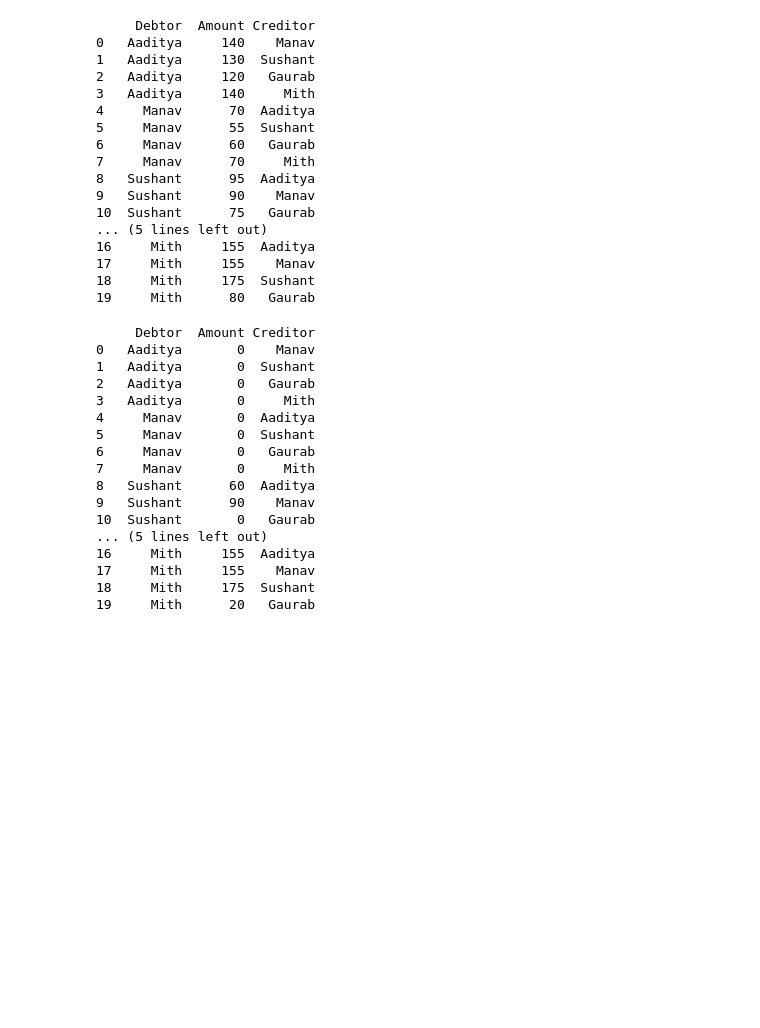
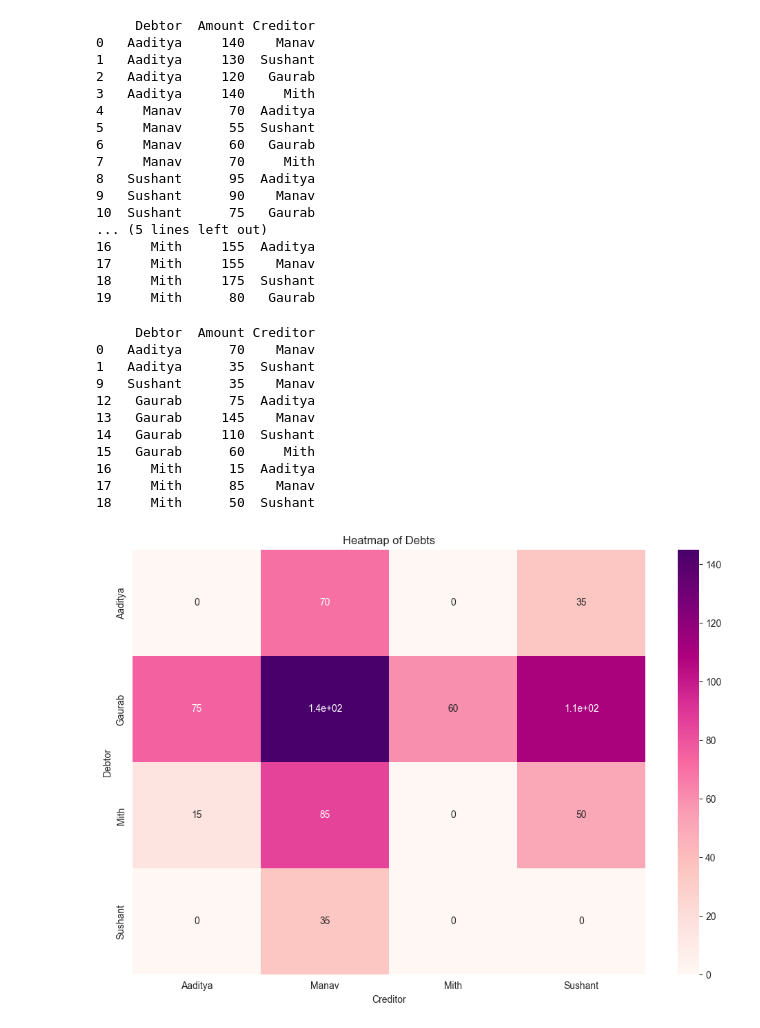
Before and after one commit to AadityaKhanal2003/CardGameAnalysis, a Jupyter notebook: main.ipynb, the cells around one changed output. Cells and saved outputs as stored; diff of their text form; code cells hidden in the pictures; blank space fills up the shorter version.

Commit message:
new dataframe histogram and heatmap generated.

```diff
--- a/main.ipynb
+++ b/main.ipynb
@@ -211,44 +211,62 @@ print(new_df)
 18     Mith     175  Sushant
 19     Mith      80   Gaurab
 # %%
+# Initialize a dictionary to store adjustments
+adjustments = {}
+
+# Iterate over the DataFrame to identify adjustments
 for index, row in new_df.iterrows():
     debtor = row['Debtor']
     amount = row['Amount']
     creditor = row['Creditor']
 
-    # Finding the corresponding debt to update
-    corresponding_debt = new_df[(new_df['Debtor'] == creditor) & (new_df['Creditor'] == debtor)]
+    # Check if the reverse debt (creditor as debtor and vice versa) exists
+    if (creditor, debtor) in adjustments:
+        # Calculate the net amount after adjustment
+        net_amount = amount - adjustments[(creditor, debtor)]
 
-    if not corresponding_debt.empty:
-        corresponding_index = corresponding_debt.index[0]
-        new_amount = corresponding_debt['Amount'].iloc[0]
-        if amount > new_amount:
-            new_df.at[index, 'Amount'] = amount - new_amount
-            new_df.at[corresponding_index, 'Amount'] = 0
-        elif amount < new_amount:
-            new_df.at[index, 'Amount'] = 0
-            new_df.at[corresponding_index, 'Amount'] = new_amount - amount
+        if net_amount > 0:
+            adjustments[(debtor, creditor)] = net_amount
+            adjustments[(creditor, debtor)] = 0
         else:
-            new_df.at[index, 'Amount'] = 0
-            new_df.at[corresponding_index, 'Amount'] = 0
+            adjustments[(creditor, debtor)] -= amount
+            adjustments[(debtor, creditor)] = 0
+    else:
+        # If no reverse debt, add the current debt to adjustments
+        adjustments[(debtor, creditor)] = amount
 
-#final result
+# Apply the adjustments to the DataFrame
+for (debtor, creditor), amount in adjustments.items():
+    new_df.loc[(new_df['Debtor'] == debtor) & (new_df['Creditor'] == creditor), 'Amount'] = amount
+
+# Remove rows with zero amount (fully adjusted debts)
+new_df = new_df[new_df['Amount'] > 0]
+
+# Print the final result
 print(new_df)
 # %% [output]
      Debtor  Amount Creditor
-0   Aaditya       0    Manav
-1   Aaditya       0  Sushant
-2   Aaditya       0   Gaurab
-3   Aaditya       0     Mith
-4     Manav       0  Aaditya
-5     Manav       0  Sushant
-6     Manav       0   Gaurab
-7     Manav       0     Mith
-8   Sushant      60  Aaditya
-9   Sushant      90    Manav
-10  Sushant       0   Gaurab
-... (5 lines left out)
-16     Mith     155  Aaditya
-17     Mith     155    Manav
-18     Mith     175  Sushant
-19     Mith      20   Gaurab
+0   Aaditya      70    Manav
+1   Aaditya      35  Sushant
+9   Sushant      35    Manav
+12   Gaurab      75  Aaditya
+13   Gaurab     145    Manav
+14   Gaurab     110  Sushant
+15   Gaurab      60     Mith
+16     Mith      15  Aaditya
+17     Mith      85    Manav
+18     Mith      50  Sushant
+# %%
+# Creating a pivot table for the heatmap
+new_pivot_table = new_df.pivot(index='Debtor', columns='Creditor', values='Amount')
+new_pivot_table = new_pivot_table.fillna(0)  # Replacing NaN with 0
+
+# Creating the heatmap
+plt.figure(figsize=(12, 8))
+sns.heatmap(new_pivot_table, annot=True, cmap="RdPu")
+plt.title('Heatmap of Debts')
+plt.xlabel('Creditor')
+plt.ylabel('Debtor')
+plt.show()
+# %% [output]
+[figure, added]
```
Also changed, not shown: parts of 2 cells of this notebook.
